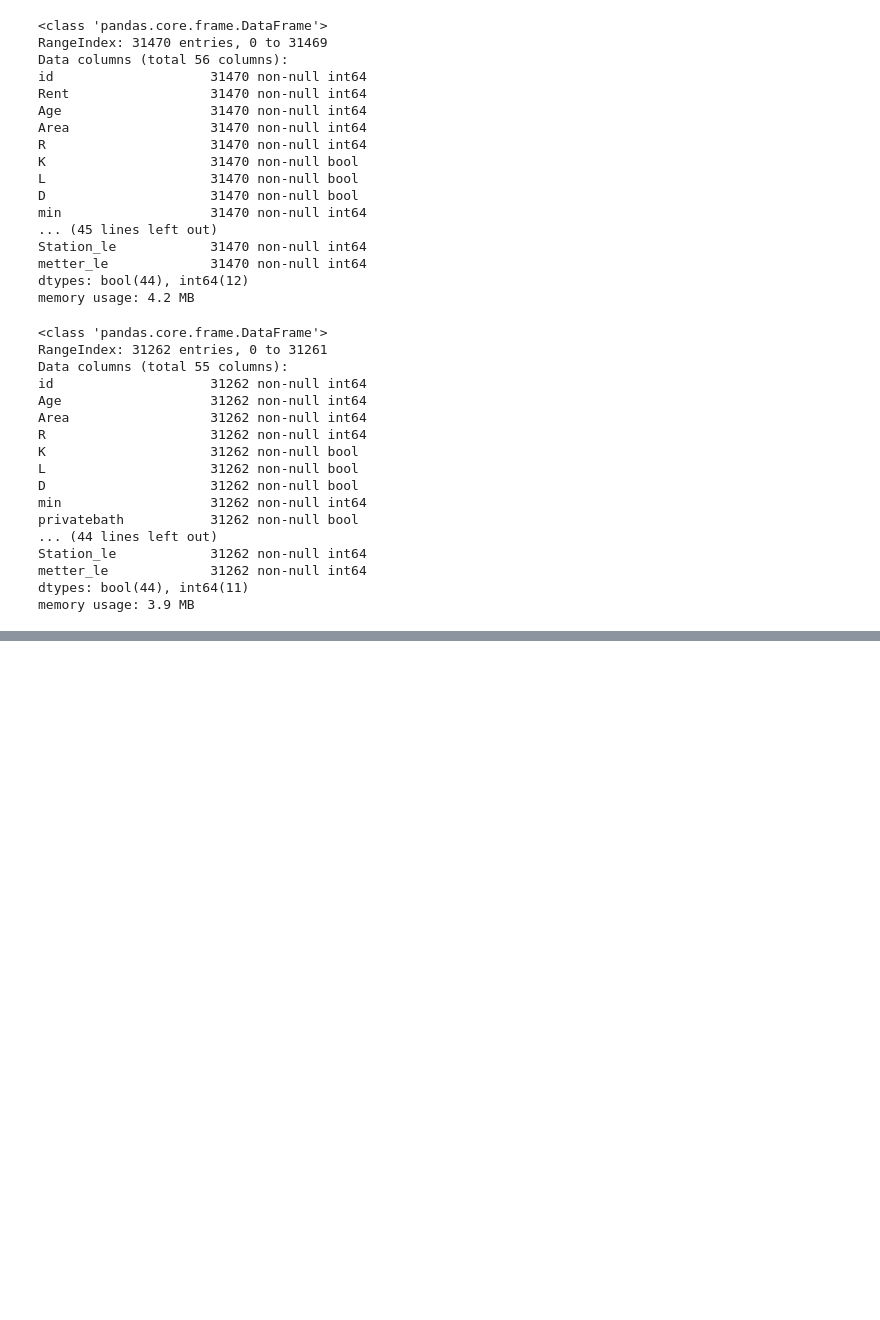
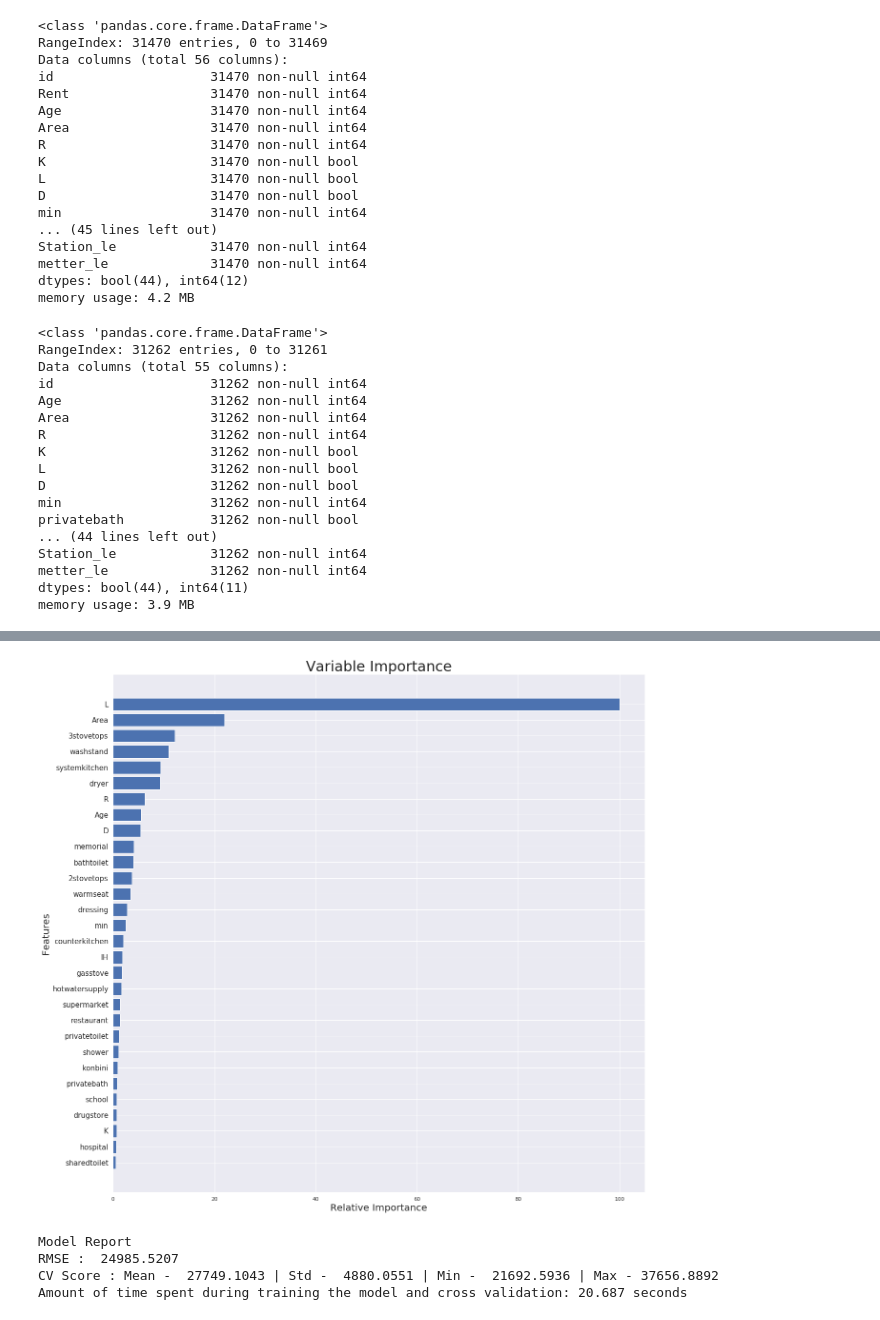
Before and after one commit to dt024/signatestudentcup2019, a Jupyter notebook: signate_houseprices.ipynb, the cells around one changed output, grey strips where cells are left out. Cells and saved outputs as stored; diff of their text form; code cells hidden in the pictures; blank space fills up the shorter version.

```diff
--- a/signate_houseprices.ipynb
+++ b/signate_houseprices.ipynb
@@ -933,11 +1028,25 @@ def modelfit(alg, dtrain, target, only_predict = False):
     print("RMSE :  {:.4f}".format(np.sqrt(mean_squared_error(target, dtrain_predictions))))
     print("CV Score : Mean -  %.4f | Std -  %.4f | Min -  %.4f | Max - %.4f" % (np.mean(cv_score),np.std(cv_score),np.min(cv_score),np.max(cv_score)))
     print("Amount of time spent during training the model and cross validation: %4.3f seconds" % (total_time))
+# %%
+# Plot feature importance
+def plot_feature_importance(model, df):
+    feature_importance = model.feature_importances_[:30]
+    # make importances relative to max importance
+    plt.figure(figsize=(20, 20)) #figure size
+    feature_importance = 100.0 * (feature_importance / feature_importance.max()) #making it a percentage relative to the max value
+    sorted_idx = np.argsort(feature_importance)
+    pos = np.arange(sorted_idx.shape[0]) + .5
+    plt.barh(pos, feature_importance[sorted_idx], align='center')
+    plt.yticks(pos, df.columns[sorted_idx], fontsize=15) #used train_drop here to show the name of each feature instead of our train_prepared
+    plt.xlabel('Relative Importance', fontsize=20)
+    plt.ylabel('Features', fontsize=20)
+    plt.title('Variable Importance', fontsize=30)
 # %%
-model_xgb = xgb.XGBRegressor(colsample_bytree=0.4603, gamma=0.0468,
-                             learning_rate=0.05, max_depth=3,
-                             min_child_weight=1.7817, n_estimators=2200,
-                             reg_alpha=0.4640, reg_lambda=0.8571,
-                             subsample=0.5213, silent=1,
+model_xgb = xgb.XGBRegressor(colsample_bytree=0.7717015338451563, gamma=1,
+                             learning_rate=0.04425048888775232, max_depth=8,
+                             min_child_weight=16, n_estimators=2200,
+                             reg_alpha= 2.28003690043291e-05, reg_lambda=0.0989565666374099,
+                             subsample=0.5129005425267605, silent=1,
                              random_state =7, nthread = -1)
 modelfit(model_xgb, X, y)
@@ -943,0 +1095,17 @@ modelfit(model_xgb, X, y)
+# %%
+plot_feature_importance(model_xgb, X)
+# %% [output]
+[figure, added]
+# %%
+model_lgb = lgb.LGBMRegressor(objective='regression',num_leaves=5,
+                              learning_rate=0.05, n_estimators=720,
+                              max_bin = 55, bagging_fraction = 0.8,
+                              bagging_freq = 5, feature_fraction = 0.2319,
+                              feature_fraction_seed=9, bagging_seed=9,
+                              min_data_in_leaf =6, min_sum_hessian_in_leaf = 11)
+modelfit(model_lgb, X, y)
+# %% [output]
+Model Report
+RMSE :  24985.5207
+CV Score : Mean -  27749.1043 | Std -  4880.0551 | Min -  21692.5936 | Max - 37656.8892
+Amount of time spent during training the model and cross validation: 20.687 seconds
```
Also changed, not shown: parts of 26 cells of this notebook.
